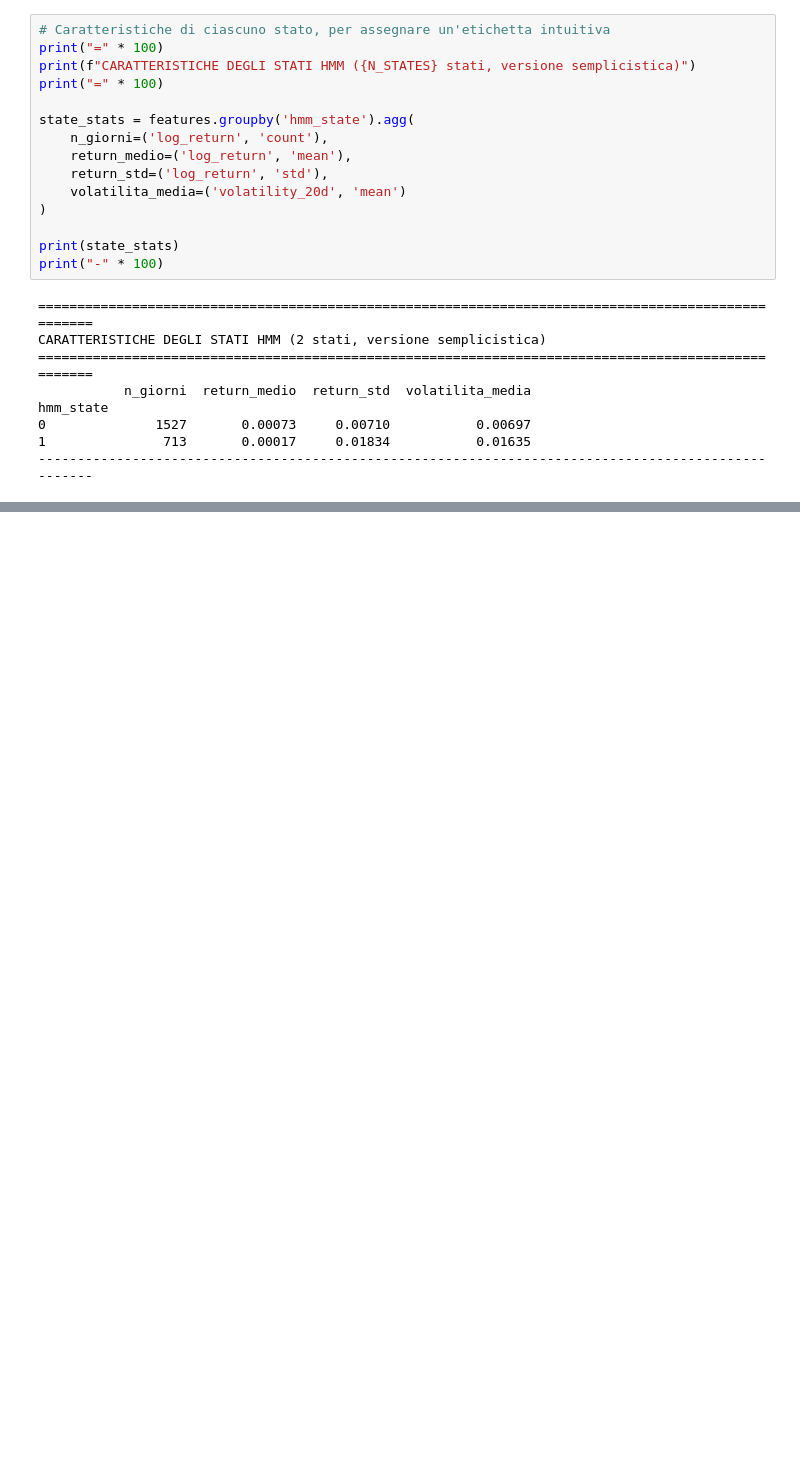
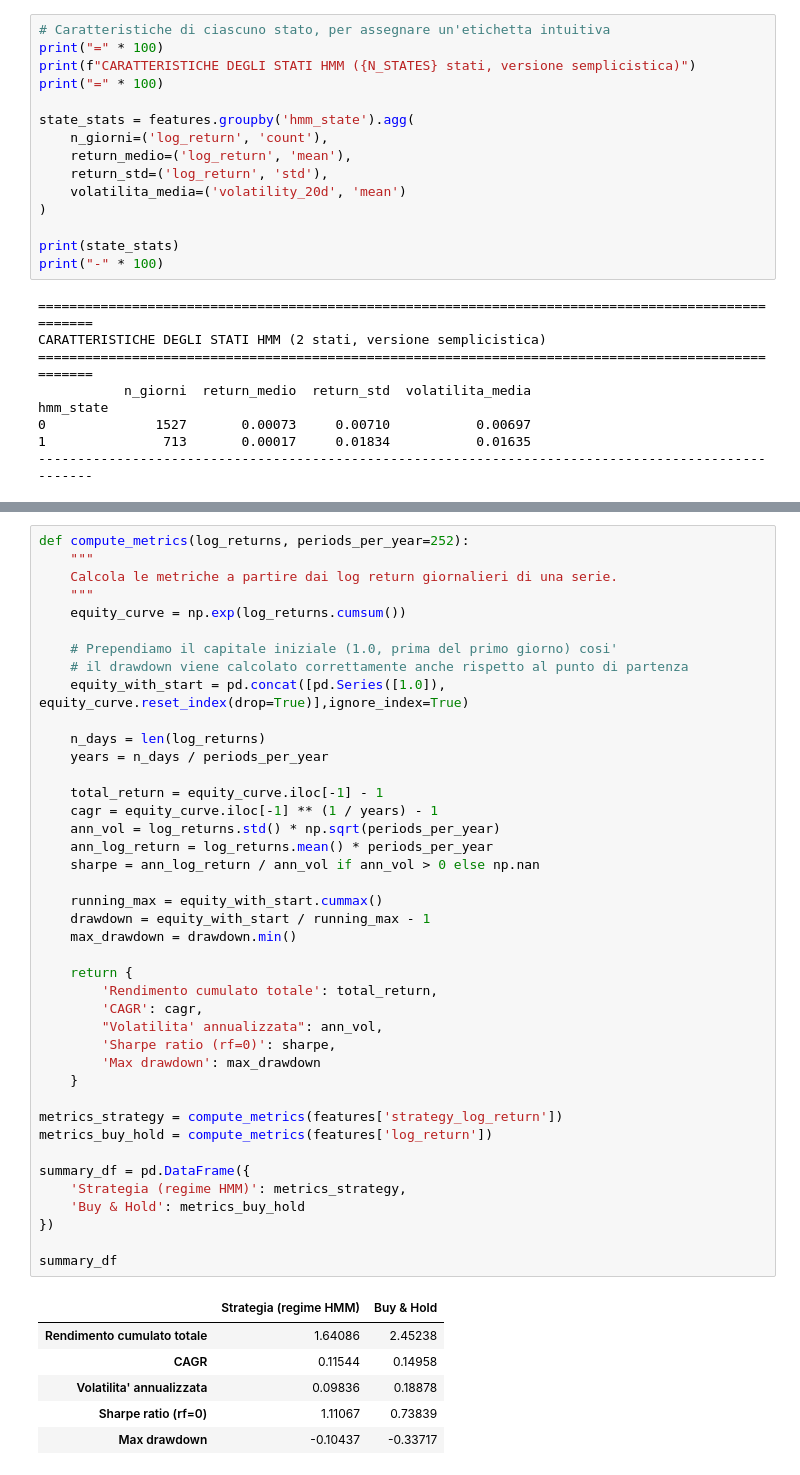
Before and after one commit to simone2203/sp500-hmm-quant-strategy, a Jupyter notebook: sp500_hmm_quant_strategy.ipynb, the cells around one changed output, grey strips where cells are left out. Drawn from its saved outputs; the diff is of its cells as text; blank space fills up the shorter version.

```diff
--- a/sp500_hmm_quant_strategy.ipynb
+++ b/sp500_hmm_quant_strategy.ipynb
@@ -430,0 +573,48 @@ hmm_state
+# %%
+def compute_metrics(log_returns, periods_per_year=252):
+    """
+    Calcola le metriche a partire dai log return giornalieri di una serie.
+    """
+    equity_curve = np.exp(log_returns.cumsum())
+
+    # Prependiamo il capitale iniziale (1.0, prima del primo giorno) cosi'
+    # il drawdown viene calcolato correttamente anche rispetto al punto di partenza
+    equity_with_start = pd.concat([pd.Series([1.0]), equity_curve.reset_index(drop=True)],ignore_index=True)
+
+    n_days = len(log_returns)
+    years = n_days / periods_per_year
+
+    total_return = equity_curve.iloc[-1] - 1
+    cagr = equity_curve.iloc[-1] ** (1 / years) - 1
+    ann_vol = log_returns.std() * np.sqrt(periods_per_year)
+    ann_log_return = log_returns.mean() * periods_per_year
+    sharpe = ann_log_return / ann_vol if ann_vol > 0 else np.nan
+
+    running_max = equity_with_start.cummax()
+    drawdown = equity_with_start / running_max - 1
+    max_drawdown = drawdown.min()
+
+    return {
+        'Rendimento cumulato totale': total_return,
+        'CAGR': cagr,
+        "Volatilita' annualizzata": ann_vol,
+        'Sharpe ratio (rf=0)': sharpe,
+        'Max drawdown': max_drawdown
+    }
+
+metrics_strategy = compute_metrics(features['strategy_log_return'])
+metrics_buy_hold = compute_metrics(features['log_return'])
+
+summary_df = pd.DataFrame({
+    'Strategia (regime HMM)': metrics_strategy,
+    'Buy & Hold': metrics_buy_hold
+})
+
+summary_df
+# %% [output]
+|  | Strategia (regime HMM) | Buy & Hold |
+| Rendimento cumulato totale | 1.64086 | 2.45238 |
+| CAGR | 0.11544 | 0.14958 |
+| Volatilita' annualizzata | 0.09836 | 0.18878 |
+| Sharpe ratio (rf=0) | 1.11067 | 0.73839 |
+| Max drawdown | -0.10437 | -0.33717 |
```
Also changed, not shown: parts of 17 cells of this notebook.
